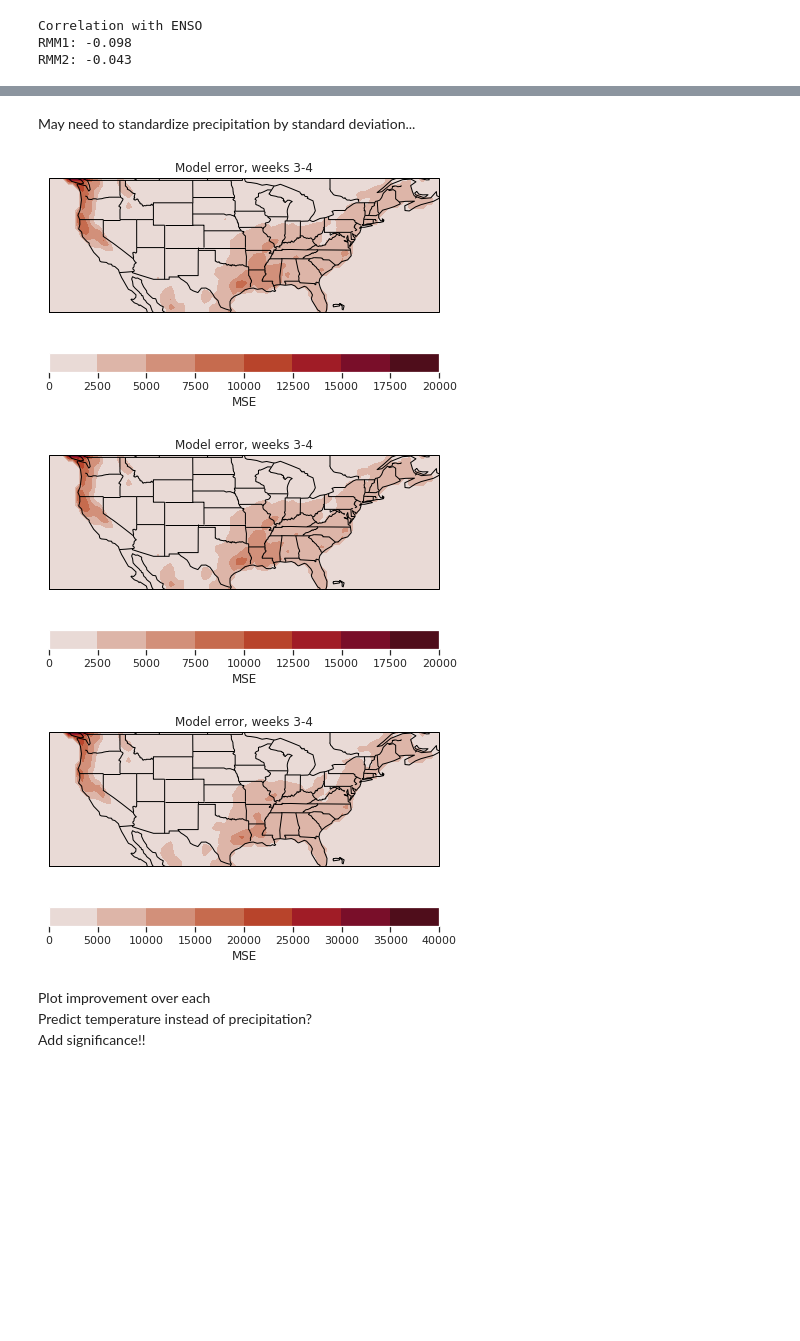
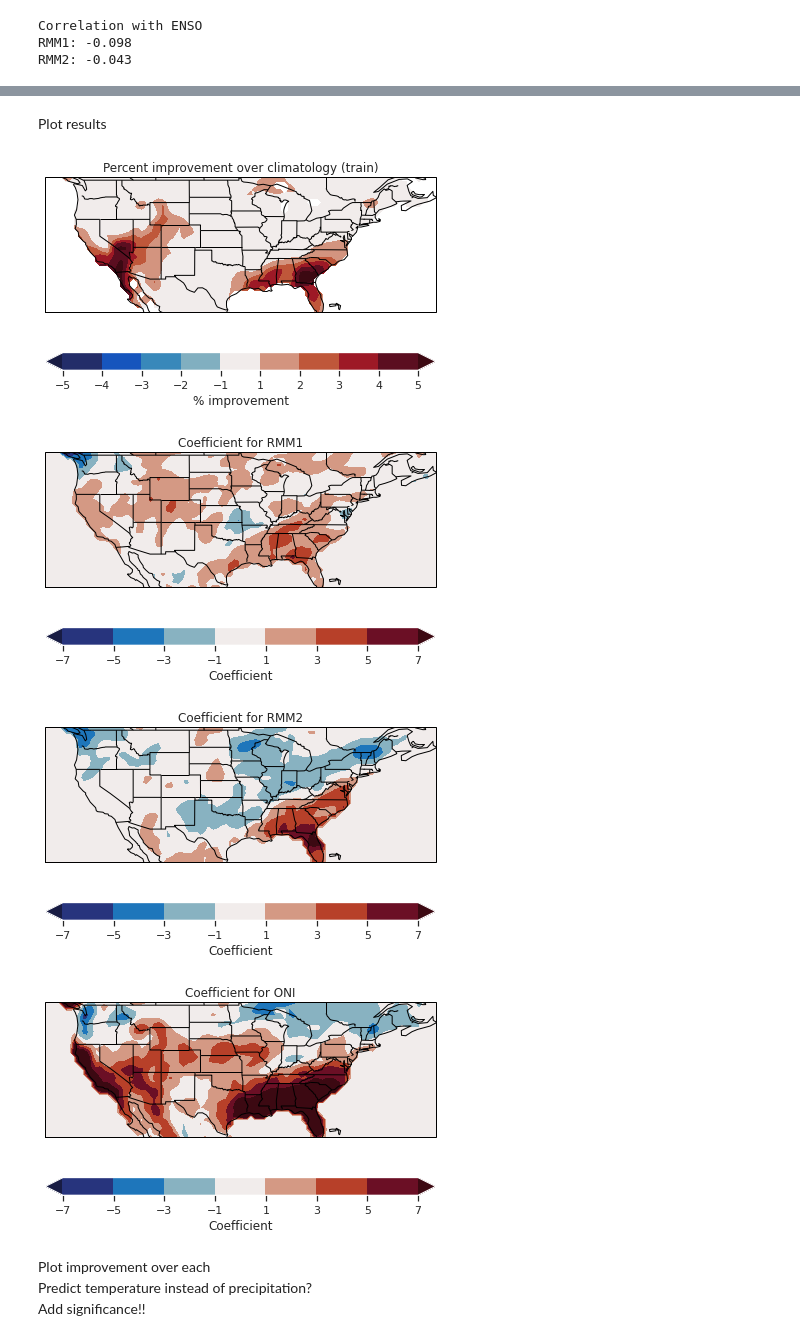
Before and after one commit to ktcarr/12.805, a Jupyter notebook: mjo-analysis_era-interim.ipynb, the cells around one changed output, grey strips where cells are left out. Saved outputs shown, nothing was run; the diff lists cells and outputs as text; code cells hidden in the pictures; blank space fills up the shorter version.

Commit message:
Improved data generation for training/evaluating least-squares

```diff
--- a/mjo-analysis_era-interim.ipynb
+++ b/mjo-analysis_era-interim.ipynb
@@ -611,33 +627,53 @@ mses['model_34_total']
-# %% [markdown]
-May need to standardize precipitation by standard deviation...
-# %%
-lon = y_test.n.unstack('n').longitude
-lat = y_test.n.unstack('n').latitude
-fig,ax = utils.plot_setup(plot_range = [lon[0],lon[-1],lat[0],lat[-1]])
-cp = ax.contourf(lon, lat, mses['model_34'].reshape(len(lat), len(lon)),
-                cmap='cmo.amp')
-ax.set_title('Model error, weeks 3-4')
-cb = fig.colorbar(cp, orientation='horizontal', label='MSE')
-plt.show()
-
-
-fig,ax = utils.plot_setup(plot_range = [lon[0],lon[-1],lat[0],lat[-1]])
-cp = ax.contourf(lon, lat, mses['clim_34'].reshape(len(lat), len(lon)),
-                cmap='cmo.amp')
-ax.set_title('Model error, weeks 3-4')
-cb = fig.colorbar(cp, orientation='horizontal', label='MSE')
-plt.show()
-
-fig,ax = utils.plot_setup(plot_range = [lon[0],lon[-1],lat[0],lat[-1]])
-cp = ax.contourf(lon, lat, mses['per_34'].reshape(len(lat), len(lon)),
-                cmap='cmo.amp')
-ax.set_title('Model error, weeks 3-4')
-cb = fig.colorbar(cp, orientation='horizontal', label='MSE')
-plt.show()
-# %% [output]
-[figure, removed]
-[figure, removed]
-[figure, removed]
+# %% [markdown]
+Plot results
+# %%
+data_type   = 'train'
+PLOT_IMPROV = True
+PLOT_COEF   = True
+PLOT_ERROR  = False
+weighted    = True
+
+lon = test['out'].n.unstack('n').longitude # longitude/latitudes for plotting
+lat = test['out'].n.unstack('n').latitude
+
+if PLOT_IMPROV: # Improvement over climatology
+    var = dict() # get variance of data to standardize plots
+    eps = np.finfo(np.double).eps
+    var['train'] = np.var(y_train,axis=0) + eps # avoid numerical div-by-0 errors
+    var['test']  = np.var(y_test, axis=0) + eps
+
+    fig,ax = utils.plot_setup(plot_range = [lon[0],lon[-1],lat[0],lat[-1]])
+    improv = 100*(mses['clim'][data_type][0] - mses['model'][data_type][0]) / mses['clim'][data_type][0]
+    cp = ax.contourf(lon, lat, improv.reshape(len(lat), len(lon)),
+                    cmap='cmo.balance', levels=np.array([-5,-4,-3,-2,-1,1,2,3,4,5]), extend='both')
+    ax.set_title(f'Percent improvement over climatology ({data_type})')
+    cb = fig.colorbar(cp, orientation='horizontal', label='% improvement')
+    plt.show()
+
+if PLOT_COEF: # plot coefficients for each variable
+    for idx, name in list(zip([0,1,2], ['RMM1','RMM2','ONI'])):
+        fig,ax = utils.plot_setup(plot_range = [lon[0],lon[-1],lat[0],lat[-1]])
+        cp = ax.contourf(lon, lat, x[idx,:].reshape(len(lat),len(lon)),
+                        cmap='cmo.balance', levels=np.arange(-7,9,2), extend='both')
+        ax.set_title(f'Coefficient for {name}')
+        cb = fig.colorbar(cp, orientation='horizontal', label='Coefficient')
+        plt.show()
+
+if PLOT_ERROR: # Plot errors for each
+    levels = np.linspace(.95,1.05,15) if weighted else 15
+    for model in ['model','clim','per']:
+        fig,ax = utils.plot_setup(plot_range = [lon[0],lon[-1],lat[0],lat[-1]])
+        error = mses[model][data_type][0] / (var[data_type] if weighted else 1)
+        cp = ax.contourf(lon, lat, error.reshape(len(lat),len(lon)),
+                         cmap='cmo.amp', levels=levels, extend='both')
+        ax.set_title(f'MSE for {model}')
+        cb = fig.colorbar(cp, orientation='horizontal', label='MSE')
+        plt.show()
+# %% [output]
+[figure, added]
+[figure, added]
+[figure, added]
+[figure, added]
 # %% [markdown]
 Plot improvement over each
 Predict temperature instead of precipitation?
```
Also changed, not shown: parts of 18 cells of this notebook.
